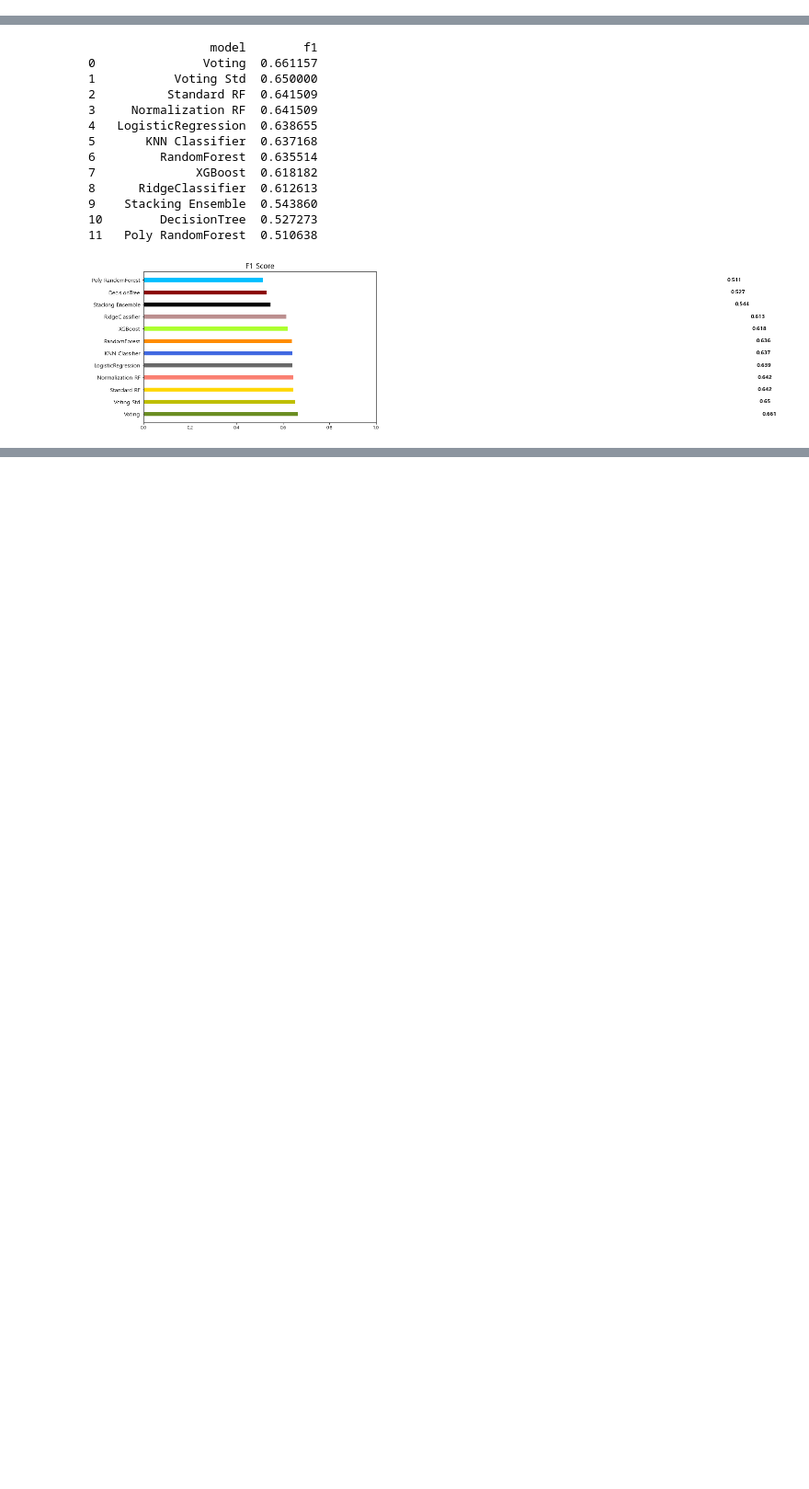
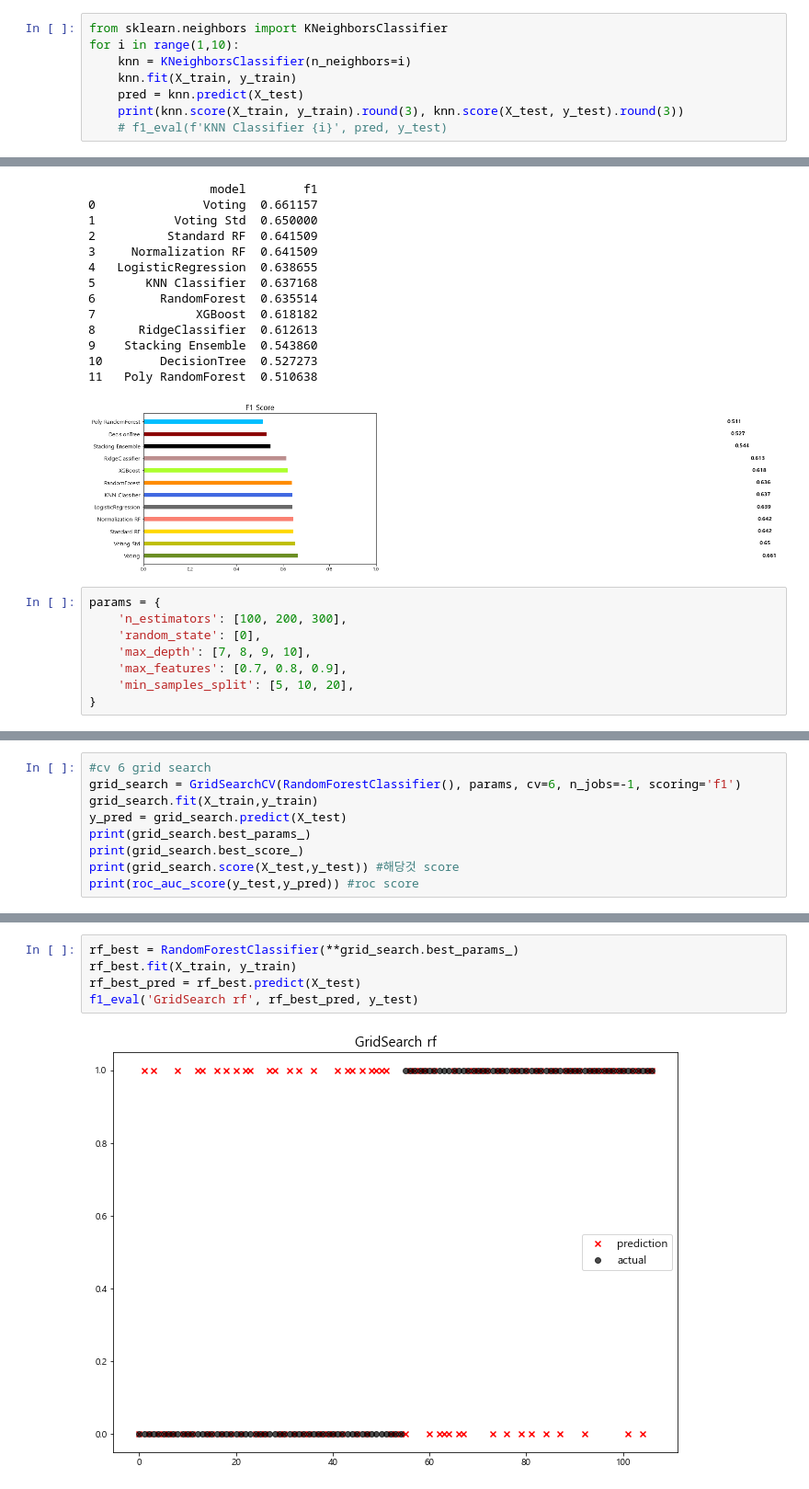
Before and after one commit to KB-IT-s-your-life/02_-, a Jupyter notebook: 02_ML_Project.ipynb, the cells around one changed output, grey strips where cells are left out. Shown at 92% size. Drawn from its saved outputs; the diff is of its cells as text; blank space fills up the shorter version.

```diff
--- a/02_ML_Project.ipynb
+++ b/02_ML_Project.ipynb
@@ -1166,0 +1171,8 @@ from sklearn.preprocessing import PolynomialFeatures
+# %%
+from sklearn.neighbors import KNeighborsClassifier
+for i in range(1,10):
+    knn = KNeighborsClassifier(n_neighbors=i)
+    knn.fit(X_train, y_train)
+    pred = knn.predict(X_test)
+    print(knn.score(X_train, y_train).round(3), knn.score(X_test, y_test).round(3))
+    # f1_eval(f'KNN Classifier {i}', pred, y_test)
@@ -1424,3 +1438,11 @@ f1_eval('Stacking Ensemble', stack_pred, y_test)
 10        DecisionTree  0.527273
 11   Poly RandomForest  0.510638
 [figure]
+# %%
+params = {
+    'n_estimators': [100, 200, 300],
+    'random_state': [0],
+    'max_depth': [7, 8, 9, 10],
+    'max_features': [0.7, 0.8, 0.9],
+    'min_samples_split': [5, 10, 20],
+}
@@ -1426,0 +1454,9 @@ f1_eval('Stacking Ensemble', stack_pred, y_test)
+# %%
+#cv 6 grid search
+grid_search = GridSearchCV(RandomForestClassifier(), params, cv=6, n_jobs=-1, scoring='f1')
+grid_search.fit(X_train,y_train)
+y_pred = grid_search.predict(X_test)
+print(grid_search.best_params_)
+print(grid_search.best_score_)
+print(grid_search.score(X_test,y_test)) #해당것 score
+print(roc_auc_score(y_test,y_pred)) #roc score
@@ -1426,0 +1468,7 @@ f1_eval('Stacking Ensemble', stack_pred, y_test)
+# %%
+rf_best = RandomForestClassifier(**grid_search.best_params_)
+rf_best.fit(X_train, y_train)
+rf_best_pred = rf_best.predict(X_test)
+f1_eval('GridSearch rf', rf_best_pred, y_test)
+# %% [output]
+[figure, added]
```
Also changed, not shown: parts of 33 cells of this notebook.
